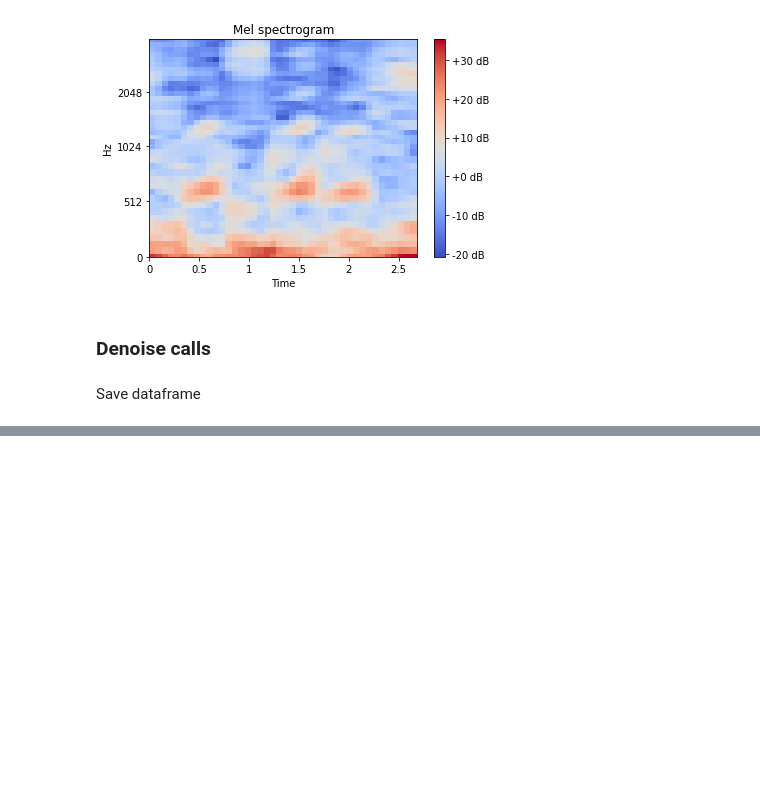
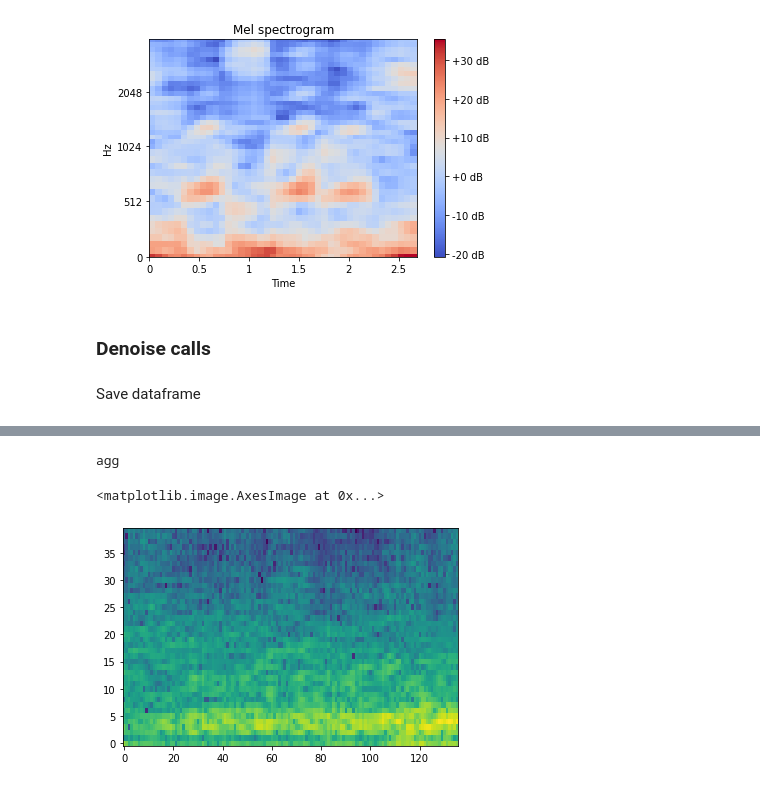
Before and after one commit to marathomas/meerkat, a Jupyter notebook: 01_meerkat_audio_to_df.ipynb, the cells around one changed output, grey strips where cells are left out. Drawn from its saved outputs; the diff is of its cells as text; code cells hidden in the pictures; blank space fills up the shorter version.

```diff
--- a/01_meerkat_audio_to_df.ipynb
+++ b/01_meerkat_audio_to_df.ipynb
@@ -893,0 +904,4 @@ df.to_pickle(PROJECT_PATH+'df_denoised')
+# %%
+df = pd.read_pickle(DATA+'df_denoised_balanced')
+calltypes = sorted(list(set(df.call_lable)))
+df.head(3)
@@ -893,0 +913,12 @@ df.to_pickle(PROJECT_PATH+'df_denoised')
+# %%
+calltype = calltypes[0]
+df_sub = df[df['call_lable']==calltype]
+example = df_sub.sample(n=1)
+data = example.raw_audio.values[0]
+rate = example.samplerate_hz.values[0]
+print(calltype)
+plt.imshow(example.denoised_stretched_spectrograms.values[0], interpolation='nearest', origin='lower', aspect='auto')
+# %% [output]
+agg
+<matplotlib.image.AxesImage at 0x...>
+[figure, added]
```
Also changed, not shown: parts of 9 cells of this notebook.
